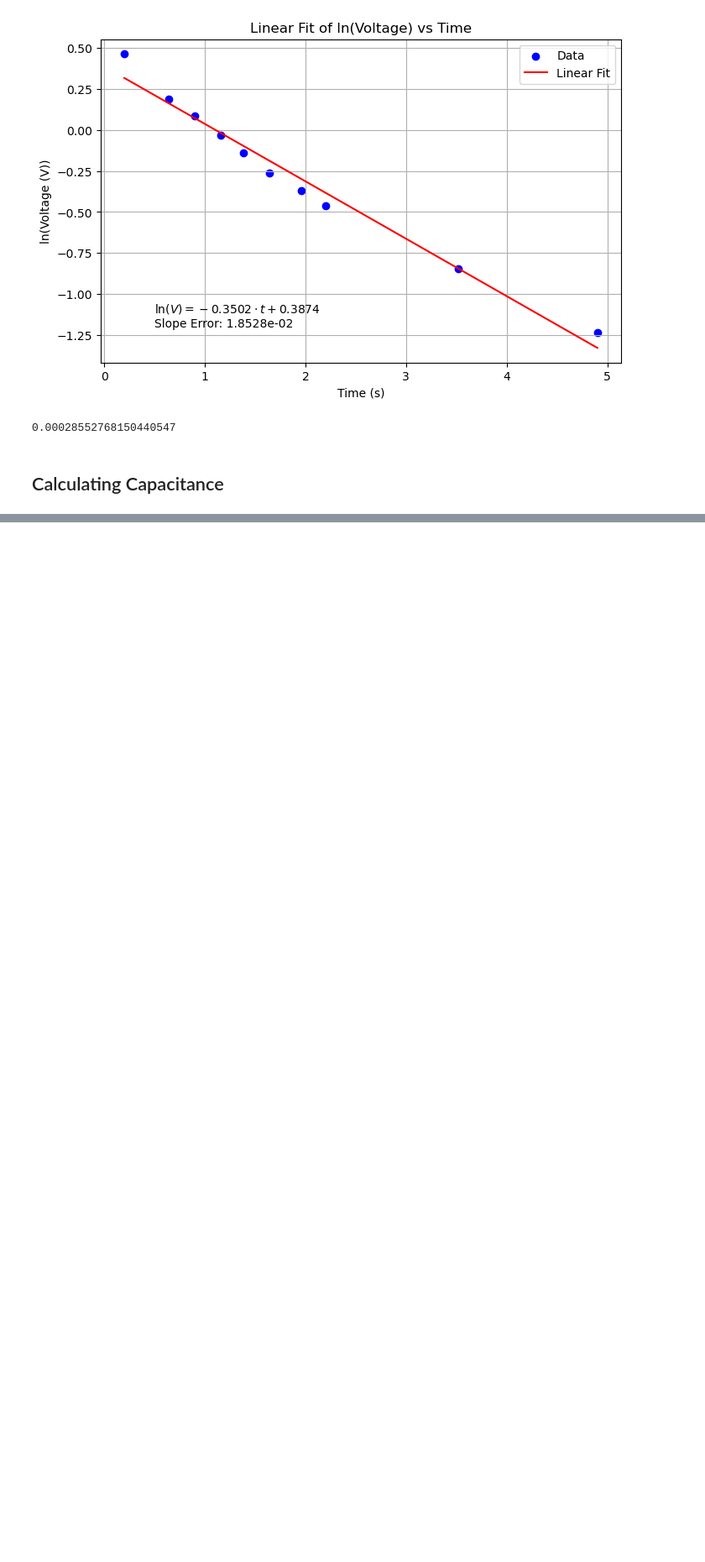
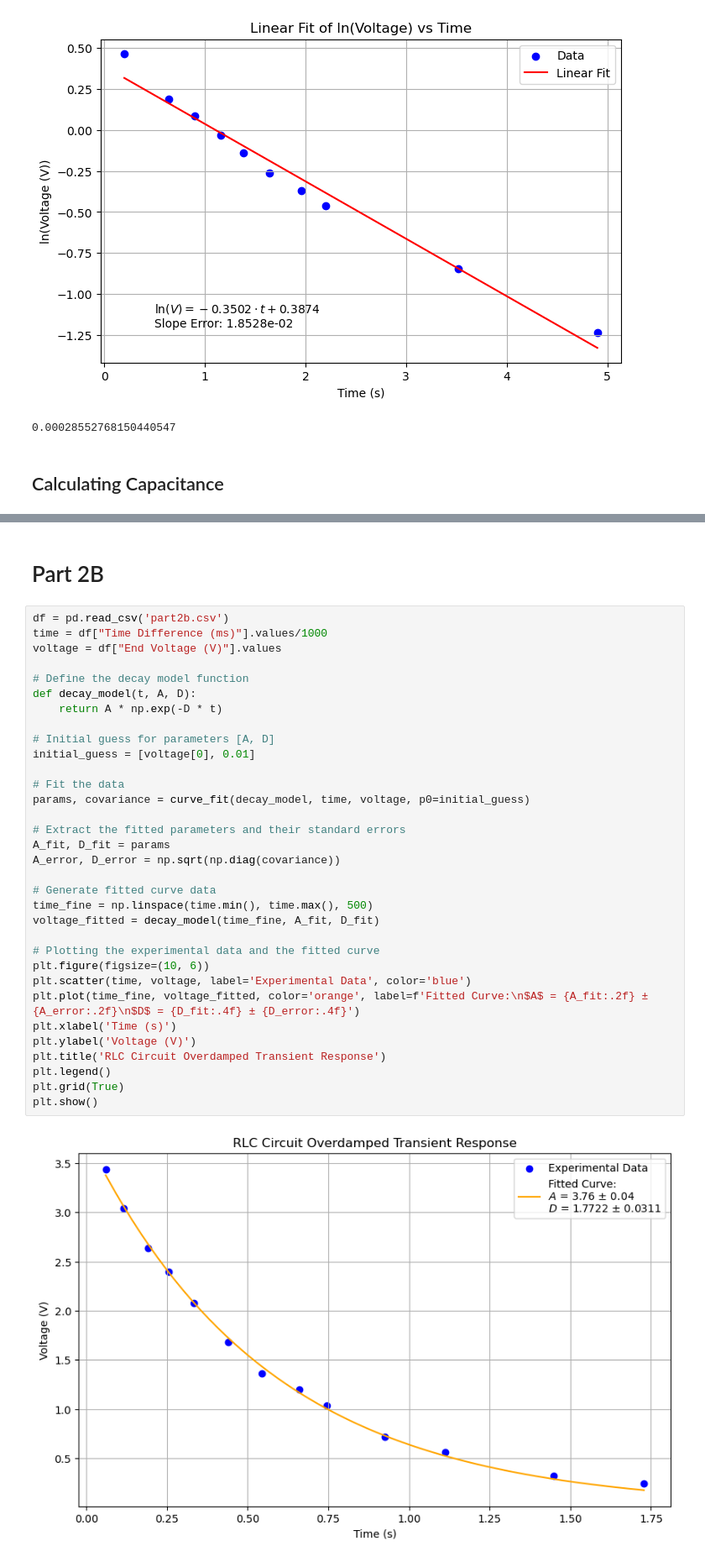
Before and after one commit to Faith-Qiao/physics5bl, a Jupyter notebook: lab10/lab10.ipynb, the cells around one changed output, grey strips where cells are left out. Shown: that part at 84% size. Drawn from its saved outputs; the diff is of its cells as text; blank space fills up the shorter version.

```diff
--- a/lab10/lab10.ipynb
+++ b/lab10/lab10.ipynb
@@ -144,0 +202,37 @@ C_from_slope
+# %% [markdown]
+# Part 2B
+# %%
+df = pd.read_csv('part2b.csv')
+time = df["Time Difference (ms)"].values/1000
+voltage = df["End Voltage (V)"].values
+
+# Define the decay model function
+def decay_model(t, A, D):
+    return A * np.exp(-D * t)
+
+# Initial guess for parameters [A, D]
+initial_guess = [voltage[0], 0.01]
+
+# Fit the data
+params, covariance = curve_fit(decay_model, time, voltage, p0=initial_guess)
+
+# Extract the fitted parameters and their standard errors
+A_fit, D_fit = params
+A_error, D_error = np.sqrt(np.diag(covariance))
+
+# Generate fitted curve data
+time_fine = np.linspace(time.min(), time.max(), 500)
+voltage_fitted = decay_model(time_fine, A_fit, D_fit)
+
+# Plotting the experimental data and the fitted curve
+plt.figure(figsize=(10, 6))
+plt.scatter(time, voltage, label='Experimental Data', color='blue')
+plt.plot(time_fine, voltage_fitted, color='orange', label=f'Fitted Curve:\n$A$ = {A_fit:.2f} ± {A_error:.2f}\n$D$ = {D_fit:.4f} ± {D_error:.4f}')
+plt.xlabel('Time (s)')
+plt.ylabel('Voltage (V)')
+plt.title('RLC Circuit Overdamped Transient Response')
+plt.legend()
+plt.grid(True)
+plt.show()
+# %% [output]
+[figure, added]
```
Also changed, not shown: parts of 5 cells of this notebook, 1 other file.
